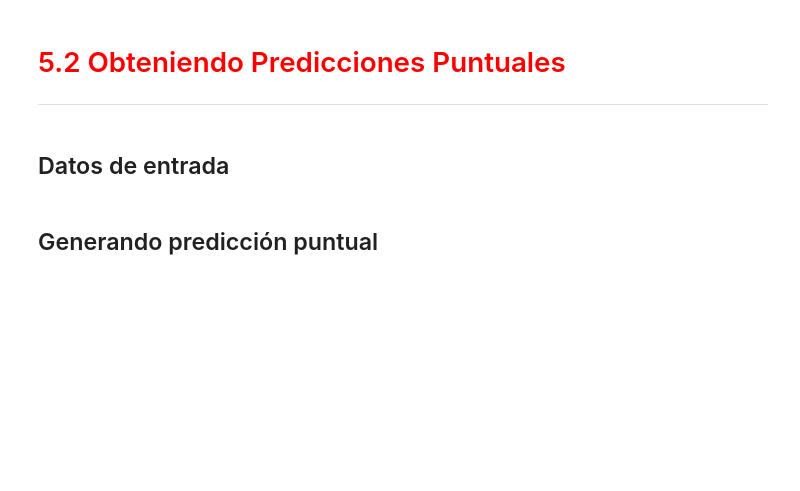
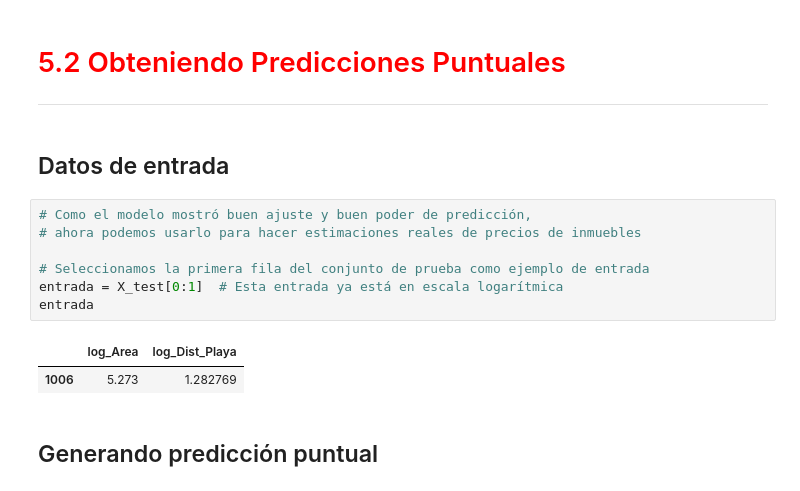
Before and after one commit to DanielRaiicHu/regresion_lineal_tecnicas_avanzadas, a Jupyter notebook: regresion_lineal_tecnicas_avanzadas.ipynb, the cells around one changed output. Drawn from its saved outputs; the diff is of its cells as text; blank space fills up the shorter version.

```diff
--- a/regresion_lineal_tecnicas_avanzadas.ipynb
+++ b/regresion_lineal_tecnicas_avanzadas.ipynb
@@ -952,5 +952,15 @@ R²=0.79
 <hr style='border: 2px solid red;'>
 # %% [markdown]
 ## Datos de entrada
+# %%
+# Como el modelo mostró buen ajuste y buen poder de predicción,
+# ahora podemos usarlo para hacer estimaciones reales de precios de inmuebles
+
+# Seleccionamos la primera fila del conjunto de prueba como ejemplo de entrada
+entrada = X_test[0:1]  # Esta entrada ya está en escala logarítmica
+entrada
+# %% [output]
+|  | log_Area | log_Dist_Playa |
+| 1006 | 5.273 | 1.282769 |
 # %% [markdown]
 ## Generando predicción puntual
```
Also changed, not shown: parts of 4 cells of this notebook.
